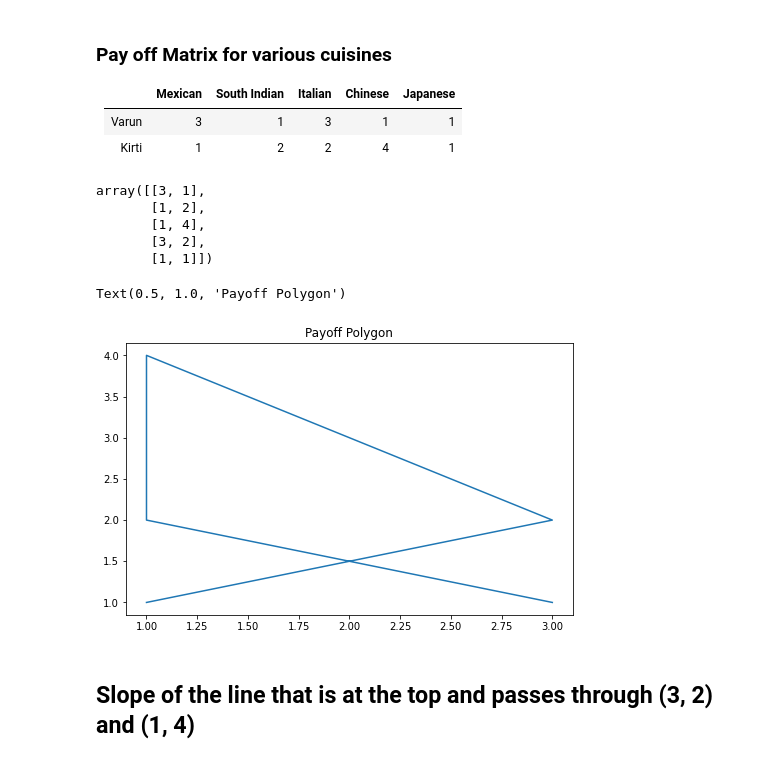
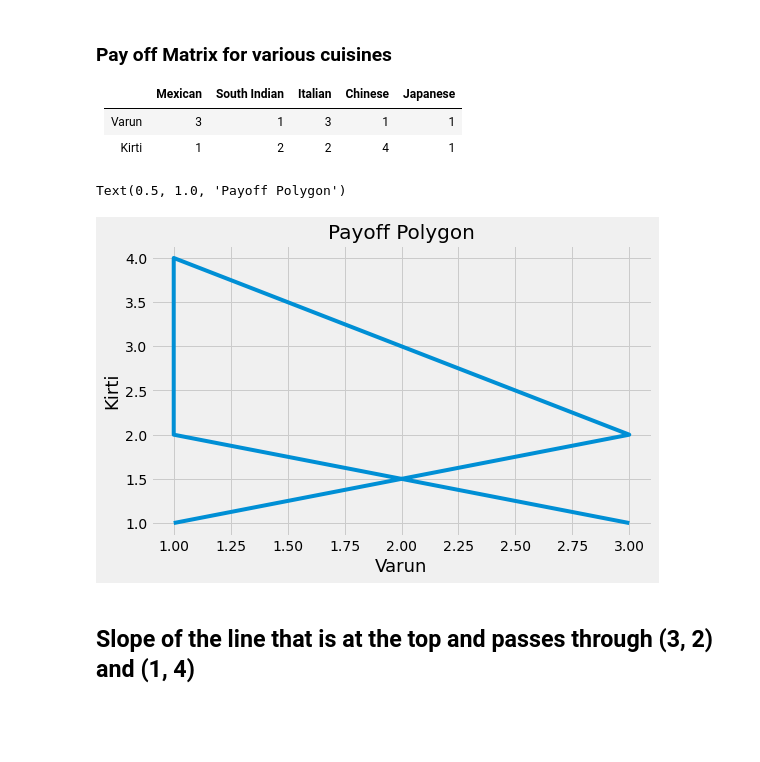
Before and after one commit to Prashantmdgl9/Game_Theory_Food_War, a Jupyter notebook: GameTheory.ipynb, the cells around one changed output. Saved outputs shown, nothing was run; the diff lists cells and outputs as text; code cells hidden in the pictures; blank space fills up the shorter version.

```diff
--- a/GameTheory.ipynb
+++ b/GameTheory.ipynb
@@ -17,23 +17,15 @@ from matplotlib import patches
 # %%
 Varun = [3, 1, 1, 3, 1]
 Kirti = [1, 2, 4, 2, 1]
-# %%
-a = np.array([Varun, Kirti]).T
-a
-# %% [output]
-array([[3, 1],
-       [1, 2],
-       [1, 4],
-       [3, 2],
-       [1, 1]])
 # %%
+plt.style.use('fivethirtyeight')
 fig1 = plt.figure( figsize = (8, 5))
-ax1 = fig1.add_subplot(111)
 plt.plot(Varun, Kirti)
-plt.title('Payoff Polygon')
+plt.xlabel('Varun', size = 18); plt.ylabel('Kirti', size = 18);
+plt.title('Payoff Polygon', size = 20)
 # %% [output]
 Text(0.5, 1.0, 'Payoff Polygon')
-[figure, old version]
+[figure, new version]
 # %% [markdown]
 ## Slope of the line that is at the top and passes through (3, 2) and (1, 4)
 # %%
```
Also changed, not shown: parts of 1 cell of this notebook.
